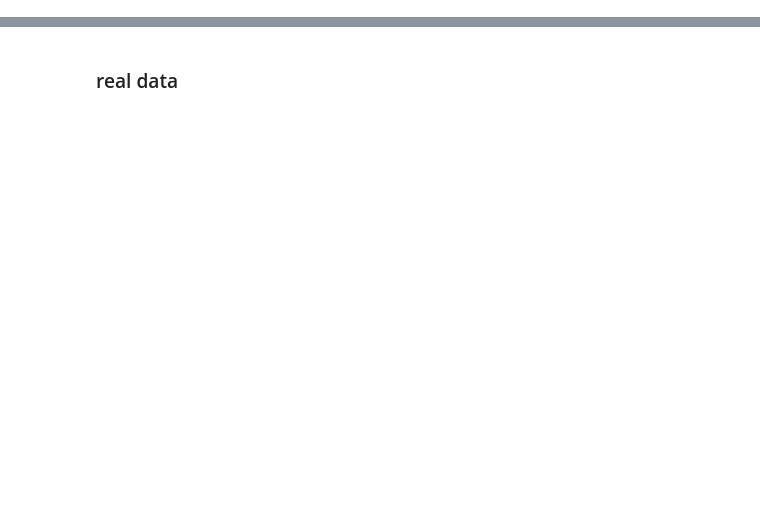
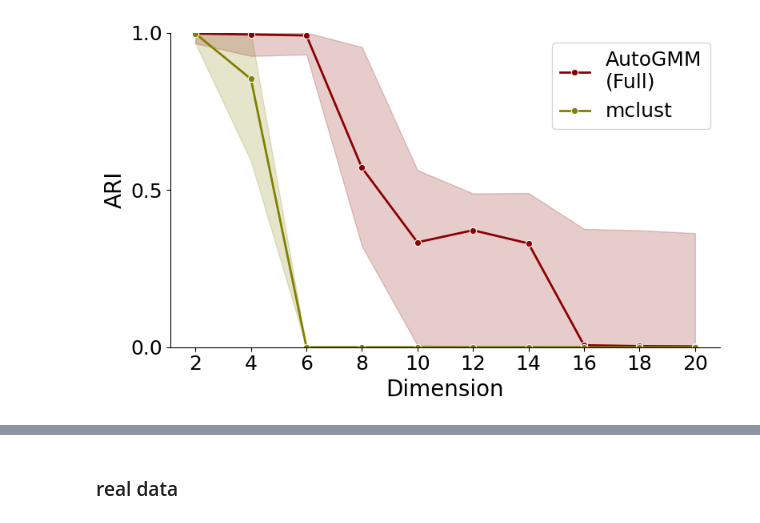
Before and after one commit to neurodata/autogmm, a Jupyter notebook: examples/experiments.ipynb, the cells around one changed output, grey strips where cells are left out. Cells and saved outputs as stored; diff of their text form; code cells hidden in the pictures; blank space fills up the shorter version.

```diff
--- a/examples/experiments.ipynb
+++ b/examples/experiments.ipynb
@@ -820,0 +637,17 @@ plt.show()
+# %%
+# number of repetitions
+n_reps = 50
+seed = 0
+
+results = Parallel(n_jobs=-1)(
+    delayed(one_rep)(seed, rep_id) for rep_id in tqdm(range(n_reps))
+)
+# %%
+updated_results = []
+for rep_id, (ari1, ari2, ari3) in enumerate(results):
+    X, y = aniso_plus_hd(seed, rep_id)
+    k = len(np.unique(y))
+    _, _, _, _, ari4 = run_mclust(
+        X=pd.DataFrame(X), n_components=range(1, 5), y_true=y, constrain_cov=False
+    )
+    updated_results.append((ari1, ari2, ari3, ari4))
@@ -820,0 +822,29 @@ plt.show()
+# %%
+plt.figure(figsize=(8, 5))
+colors = ["#8B0000", "#808000"]
+
+ax = sns.lineplot(
+    data=df_long,
+    x="Dim_num",
+    y="ARI",
+    hue="Method",
+    palette=colors,
+    estimator=np.median,
+    errorbar=("pi", 50),
+    marker="o",
+    linewidth=2,
+)
+
+sns.despine(ax=ax, top=True, right=True)
+plt.ylabel("ARI", fontsize=20)
+plt.xticks(rotation=0, ha="center", fontsize=18)
+plt.yticks([0, 0.5, 1], fontsize=18)
+
+ax.set_ylim(0, 1)
+ax.set_xlabel("Dimension", fontsize=20)
+ax.set_xticks(np.array(dims_even) * 2)
+ax.legend(title=None, ncol=1, fontsize=18, handlelength=1.5, columnspacing=0.8)
+plt.tight_layout()
+plt.show()
+# %% [output]
+[figure, added]
```
Also changed, not shown: parts of 51 cells of this notebook, 31 other files.
